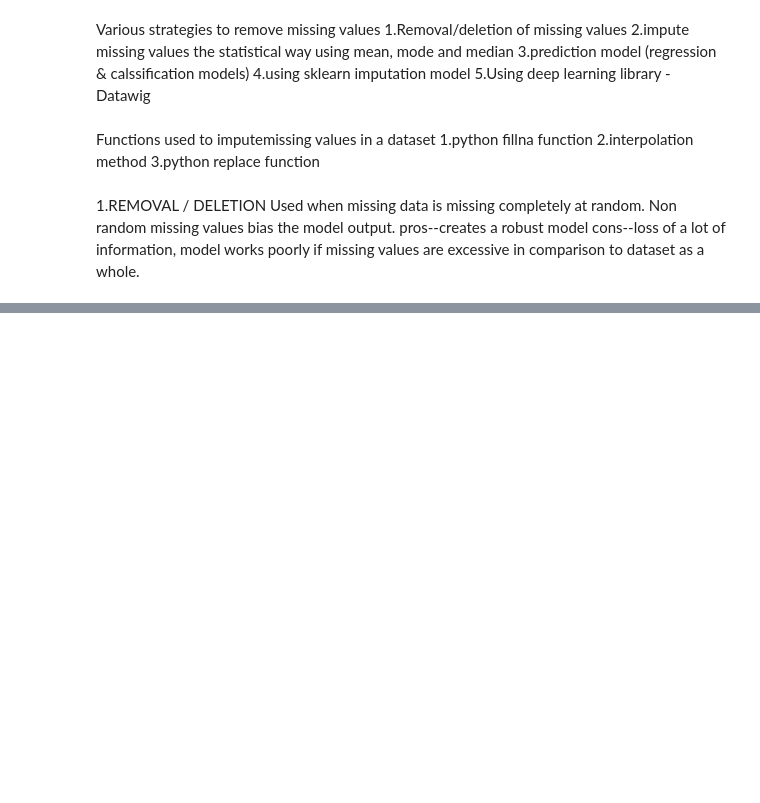
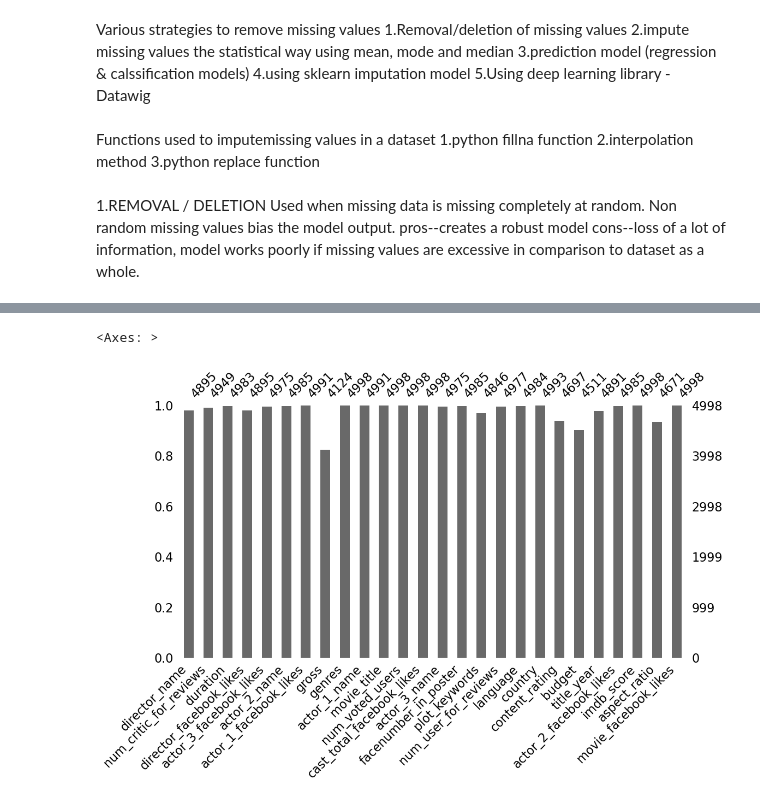
Before and after one commit to anitajn86/MOVIES, a Jupyter notebook: movies.ipynb, the cells around one changed output, grey strips where cells are left out. Cells and saved outputs as stored; diff of their text form; code cells hidden in the pictures; blank space fills up the shorter version.

```diff
--- a/movies.ipynb
+++ b/movies.ipynb
@@ -240,0 +320,6 @@ cons--loss of a lot of information, model works poorly if missing values are exc
+# %%
+#visualize number of missing values as a bar chart
+msno.bar(movies,figsize=(12,6))
+# %% [output]
+<Axes: >
+[figure, added]
```
Also changed, not shown: parts of 30 cells of this notebook.
